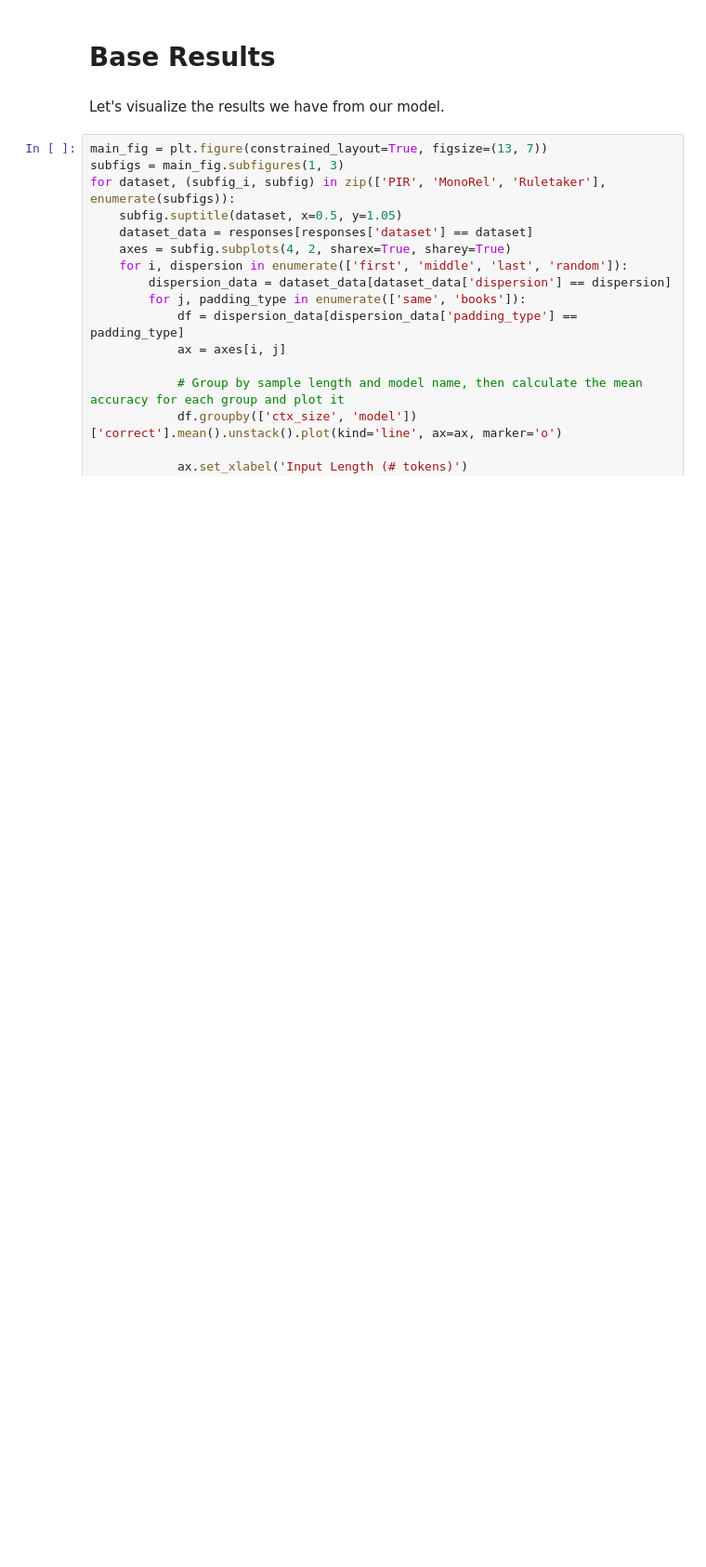
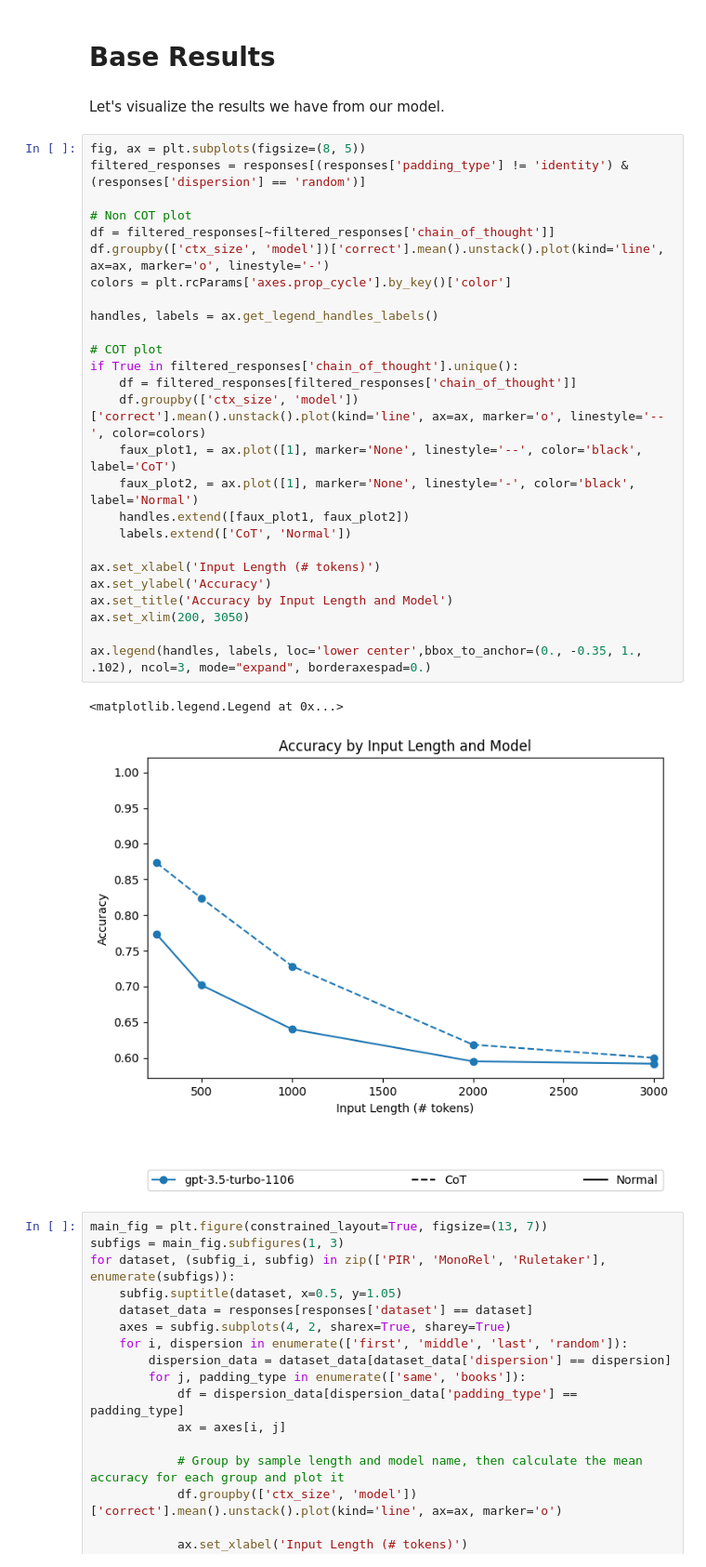
Before and after one commit to alonj/Same-Task-More-Tokens, a Jupyter notebook: FLenQA analysis.ipynb, the cells around one changed output. Shown at 93% size. Cells and saved outputs as stored; diff of their text form; blank space fills up the shorter version.

```diff
--- a/FLenQA analysis.ipynb
+++ b/FLenQA analysis.ipynb
@@ -272,6 +272,35 @@ responses.head(5)
 # Base Results
 # %% [markdown]
 Let's visualize the results we have from our model.
+# %%
+fig, ax = plt.subplots(figsize=(8, 5))
+filtered_responses = responses[(responses['padding_type'] != 'identity') & (responses['dispersion'] == 'random')]
+
+# Non COT plot
+df = filtered_responses[~filtered_responses['chain_of_thought']]
+df.groupby(['ctx_size', 'model'])['correct'].mean().unstack().plot(kind='line', ax=ax, marker='o', linestyle='-')
+colors = plt.rcParams['axes.prop_cycle'].by_key()['color']
+
+handles, labels = ax.get_legend_handles_labels()
+
+# COT plot
+if True in filtered_responses['chain_of_thought'].unique():
+    df = filtered_responses[filtered_responses['chain_of_thought']]
+    df.groupby(['ctx_size', 'model'])['correct'].mean().unstack().plot(kind='line', ax=ax, marker='o', linestyle='--', color=colors)
+    faux_plot1, = ax.plot([1], marker='None', linestyle='--', color='black', label='CoT')
+    faux_plot2, = ax.plot([1], marker='None', linestyle='-', color='black', label='Normal')
+    handles.extend([faux_plot1, faux_plot2])
+    labels.extend(['CoT', 'Normal'])
+
+ax.set_xlabel('Input Length (# tokens)')
+ax.set_ylabel('Accuracy')
+ax.set_title('Accuracy by Input Length and Model')
+ax.set_xlim(200, 3050)
+
+ax.legend(handles, labels, loc='lower center',bbox_to_anchor=(0., -0.35, 1., .102), ncol=3, mode="expand", borderaxespad=0.)
+# %% [output]
+<matplotlib.legend.Legend at 0x...>
+[figure, added]
 # %%
 main_fig = plt.figure(constrained_layout=True, figsize=(13, 7))
 subfigs = main_fig.subfigures(1, 3)
```
